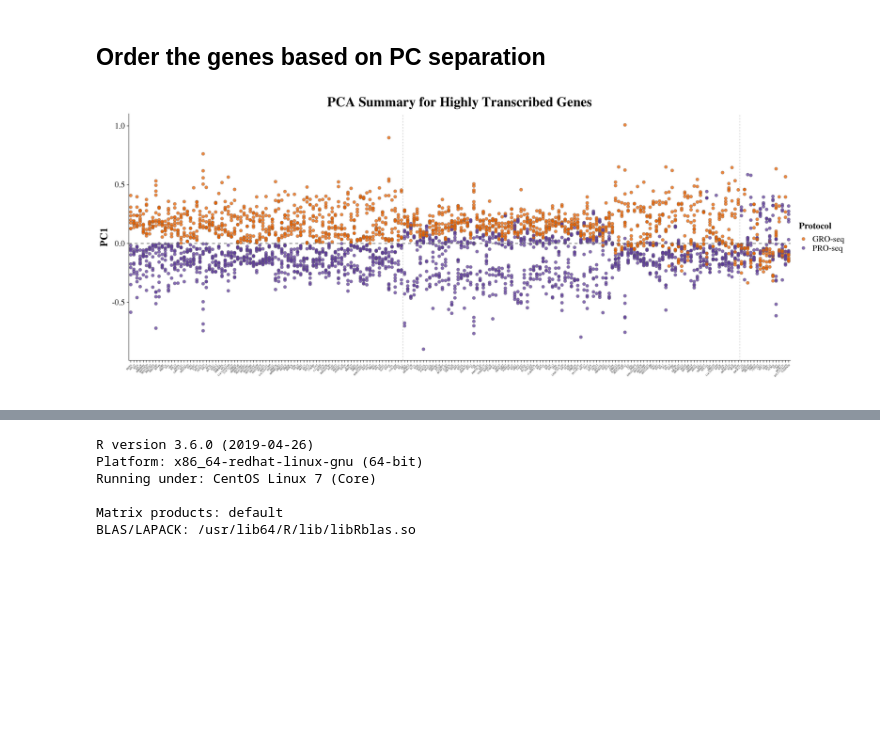
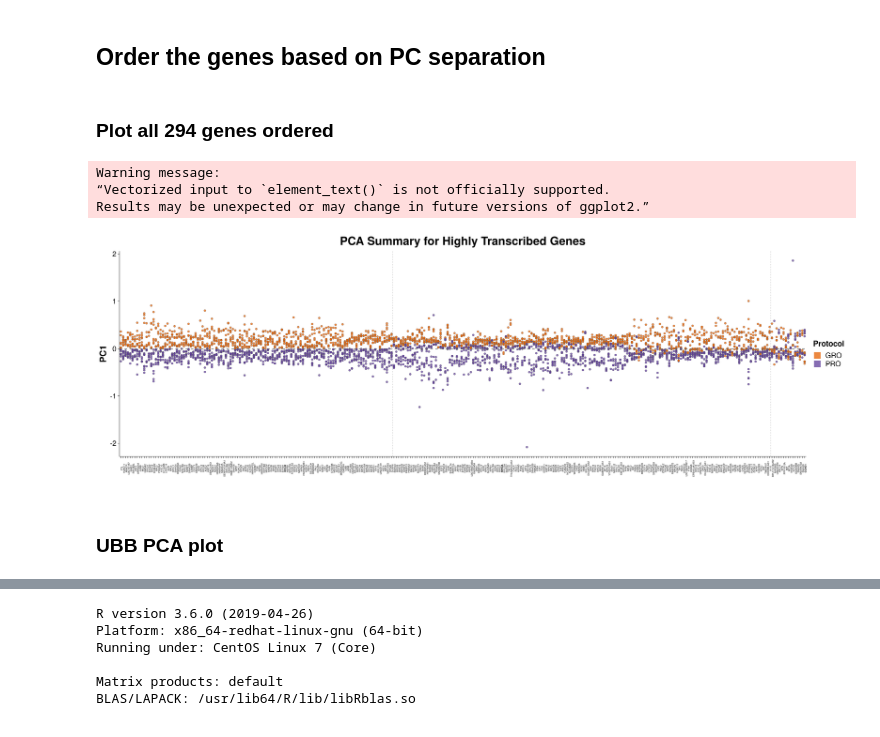
Before and after one commit to Dowell-Lab/Protocol-Comparisons, a Jupyter notebook: notebooks/gene_pca_plots.ipynb, the cells around one changed output, grey strips where cells are left out. Cells and saved outputs as stored; diff of their text form; code cells hidden in the pictures; blank space fills up the shorter version.

```diff
--- a/notebooks/gene_pca_plots.ipynb
+++ b/notebooks/gene_pca_plots.ipynb
@@ -117,3 +142,5 @@ pc2_gather$protocol <- rep(sample_ids$V2, nrow(pc2))
 pc2_gather$lib_prep <- rep(sample_ids$V3, nrow(pc2))
 # %% [markdown]
 ## Order the genes based on PC separation
+# %%
+pca_results_pc1pc2 <- pca_results[pca_results$geneID %in% can_split,]
@@ -128,38 +159,55 @@ split_high2 <- rbind(split1_high2, split2_high2 )
-# %%
-pc1_gather3 <- pc1_gather[pc1_gather$key %in% split1_high2$geneID,]
-pc1_gather4 <- pc1_gather[pc1_gather$key %in% split2_high2$geneID,]
 # %%
 pc1_gather1$value <- pc1_gather1$value*-1
 pc1_gather3$value <- pc1_gather3$value*-1
 # %%
-pc1_gather_new <- rbind(pc1_gather1,pc1_gather2,
+##combine the ordered pc1 genes
+pc1_gather_new <- rbind(pc1_gather2,pc1_gather1,
                         pc1_gather3,pc1_gather4,
-                        pc1_gatherNA)
-pc1_gather_new$key <- factor(pc1_gather_new$key,levels=rev(unique(pc1_gather_new$key)))
+                        pc1_gather_no_sep)
+pc1_gather_new$keys <- factor(pc1_gather_new$key,
+                              levels=rev(unique(pc1_gather_new$key)))
+# %%
+##add bold highlight to genes we are compraring
+gene_names <- unique(pc1_gather_new$keys)
+plain_bold <- ifelse(gene_names %in% c("RPL32", "RPS3A","CCND1") ,
+                     "bold","plain")
+# %% [markdown]
+### Plot all 294 genes ordered
 # %%
-options(repr.plot.width=30, repr.plot.height=12)
-genes_pc1_plot <- ggplot(pc1_gather_new, aes(y=value, x=reorder(key, desc(key)), fill=protocol)) +
-            ggtitle("PCA Summary for Highly Transcribed Genes") +
-            ylab('PC1') +
-            xlab(' ') +
-            geom_point(size=4, shape=21,color="gray40", alpha=0.75) +
-            scale_fill_manual(name='Protocol',
-                              values = c('#e66101','#5e3c99'),
-                             labels = c("GRO-seq", "PRO-seq")) +
-            geom_hline(yintercept=0, linetype="dashed",
-                            color = "gray40", size=1) +
-            geom_vline(xintercept = 87.5, col='gray40', lwd=0.5, alpha=0.5, linetype="dashed") +
-            geom_vline(xintercept = 194.5, col='gray40',lwd=0.5, alpha=0.5, linetype="dashed") +
-            theme_cowplot(24) +
-            theme(plot.title = element_text(hjust = 0.5)) +
-            theme(plot.title = element_text(hjust = 0.5, family="Times"),
-                  title = element_text(size = 34, family="Times", face = "bold"),
-                  axis.title = element_text(size = 30, family="Times", face = "bold"),
-                  axis.text.x = element_text(size = 7, family="Times",angle = 45, hjust = 0.95),
-                  axis.text.y = element_text(size = 24, family="Times"),
-                 legend.title = element_text(size = 26, family="Times"),
-                 legend.text = element_text(size = 24,family="Times"))
+options(repr.plot.width=35, repr.plot.height=12)
+pca_sum_plt <- ggplot(pc1_gather_new,
+                      aes(y=value,
+                          x=reorder(keys, desc(keys)),
+                          fill=protocol)) +
+ggtitle("PCA Summary for Highly Transcribed Genes") +
+ylab('PC1') +
+xlab(' ') +
+geom_point(size=3, shape=21,color="gray40", alpha=0.75) +
+guides(fill = guide_legend(override.aes = list(shape = 15,
+                                               size = 10,
+                                               col=c('#e66101','#5e3c99')))) +
+geom_vline(xintercept = 117.5, col='gray40', lwd=0.5, alpha=0.5, linetype="dashed") +
+geom_vline(xintercept = 279.5, col='gray40',lwd=0.5, alpha=0.5, linetype="dashed") +
+scale_fill_manual(name='Protocol',
+                  values = c('#e66101','#5e3c99')) +
+geom_hline(yintercept=0, linetype="dashed",
+                color = "gray40", size=1) +
+theme_cowplot(24) +
+theme(plot.title = element_text(hjust = 0.5)) +
+theme(plot.title = element_text(hjust = 0.5),
+      title = element_text(size = 34, face = "bold"),
+      axis.title = element_text(size = 30, face = "bold"),
+      axis.text.x = element_text(size = 8, angle = 90, hjust = 0.5),
+      axis.text.y = element_text(size = 24),
+     legend.title = element_text(size = 26),
+     legend.text = element_text(size = 24)) +
+theme(axis.text.x = element_text(face = plain_bold))
 
-genes_pc1_plot
+pca_sum_plt
 # %% [output]
+Warning message:
+“Vectorized input to `element_text()` is not officially supported.
+Results may be unexpected or may change in future versions of ggplot2.”
-[figure, old version]
+[figure, new version]
+# %% [markdown]
+### UBB PCA plot
```
Also changed, not shown: parts of 34 cells of this notebook, 15 other files.
